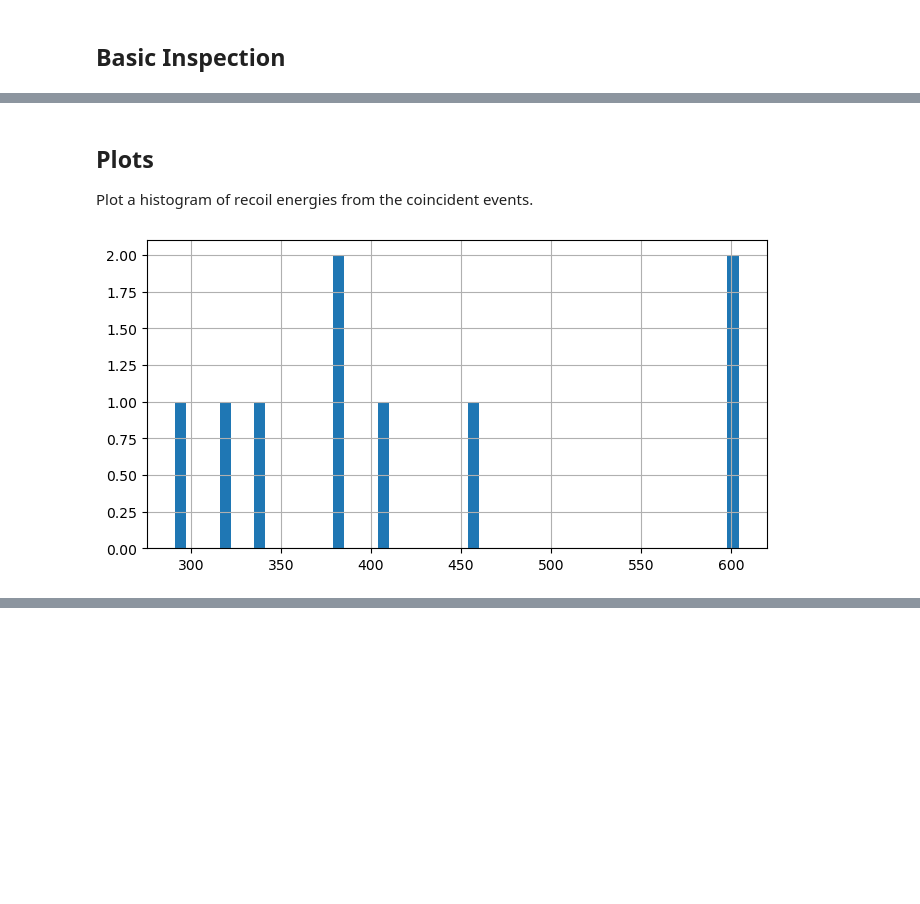
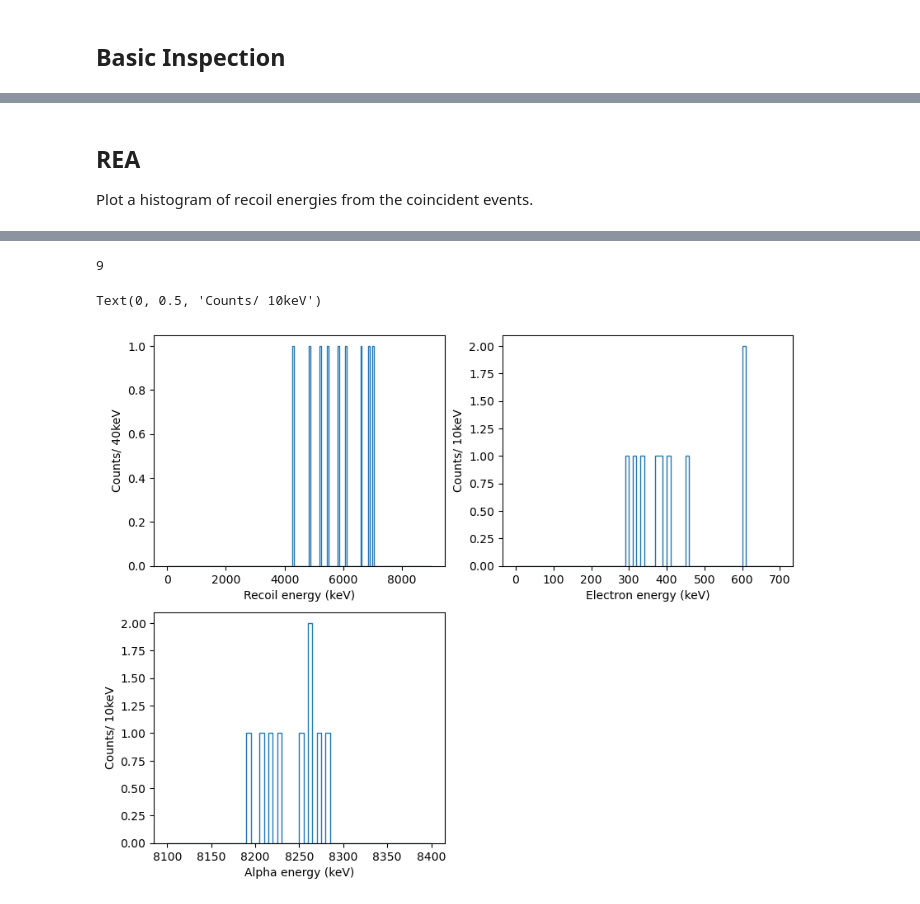
Before and after one commit to JChads4/ppac_code, a Jupyter notebook: analysis_notebook.ipynb, the cells around one changed output, grey strips where cells are left out. Cells and saved outputs as stored; diff of their text form; code cells hidden in the pictures; blank space fills up the shorter version.

```diff
--- a/analysis_notebook.ipynb
+++ b/analysis_notebook.ipynb
@@ -55,10 +55,26 @@ for name, df in data.items():
 # %% [markdown]
-## Plots
+## REA
 Plot a histogram of recoil energies from the coincident events.
-# %%
-if "final_correlated" in data:
-    data["final_correlated"]["electron_xE"].hist(bins=50, figsize=(8,4))
-    plt.show()
-    plt.close()
-# %% [output]
-[figure, removed]
+# %%
+df = data["final_correlated"]
+
+df_REA = df[df["chain"] == "REA"]
+display(df_REA)
+print(len(df_REA))
+plt.figure(figsize=(10,8))
+
+plt.subplot(221)
+plt.hist(df_REA['recoil_xE'], histtype='step',bins=175, range=(0,9000))
+plt.xlabel('Recoil energy (keV)')
+plt.ylabel(r'Counts/ 40keV')
+
+plt.subplot(222)
+plt.hist(df_REA['electron_xE'], histtype='step',bins=70, range=(0,700))
+plt.xlabel('Electron energy (keV)')
+plt.ylabel(r'Counts/ 10keV')
+
+plt.subplot(223)
+plt.hist(df_REA['alpha_xE'], histtype='step', bins=60, range=(8100,8400))
+plt.xlabel('Alpha energy (keV)')
+plt.ylabel(r'Counts/ 10keV')
+# %% [output]
@@ -64,0 +91,3 @@ if "final_correlated" in data:
+9
+Text(0, 0.5, 'Counts/ 10keV')
+[figure, added]
```
Also changed, not shown: parts of 5 cells of this notebook, 8 other files.
